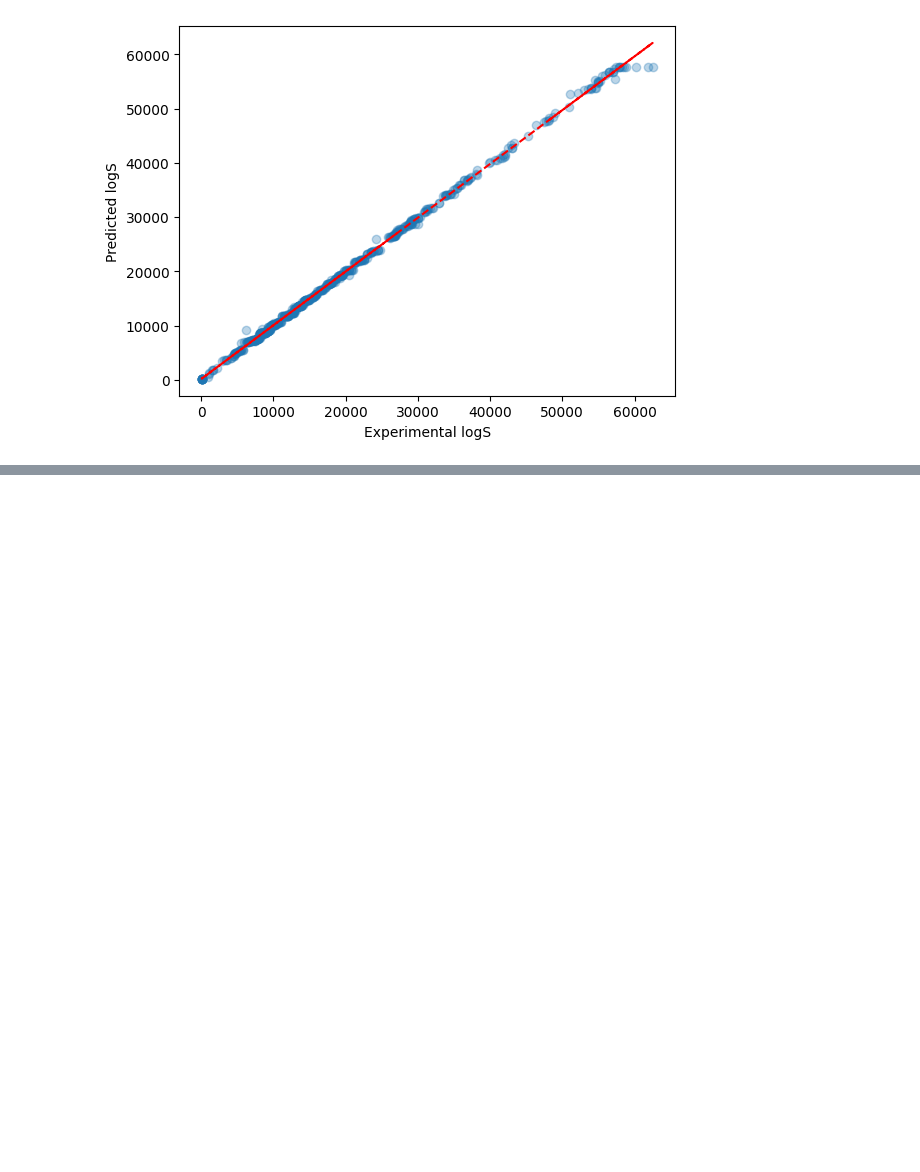
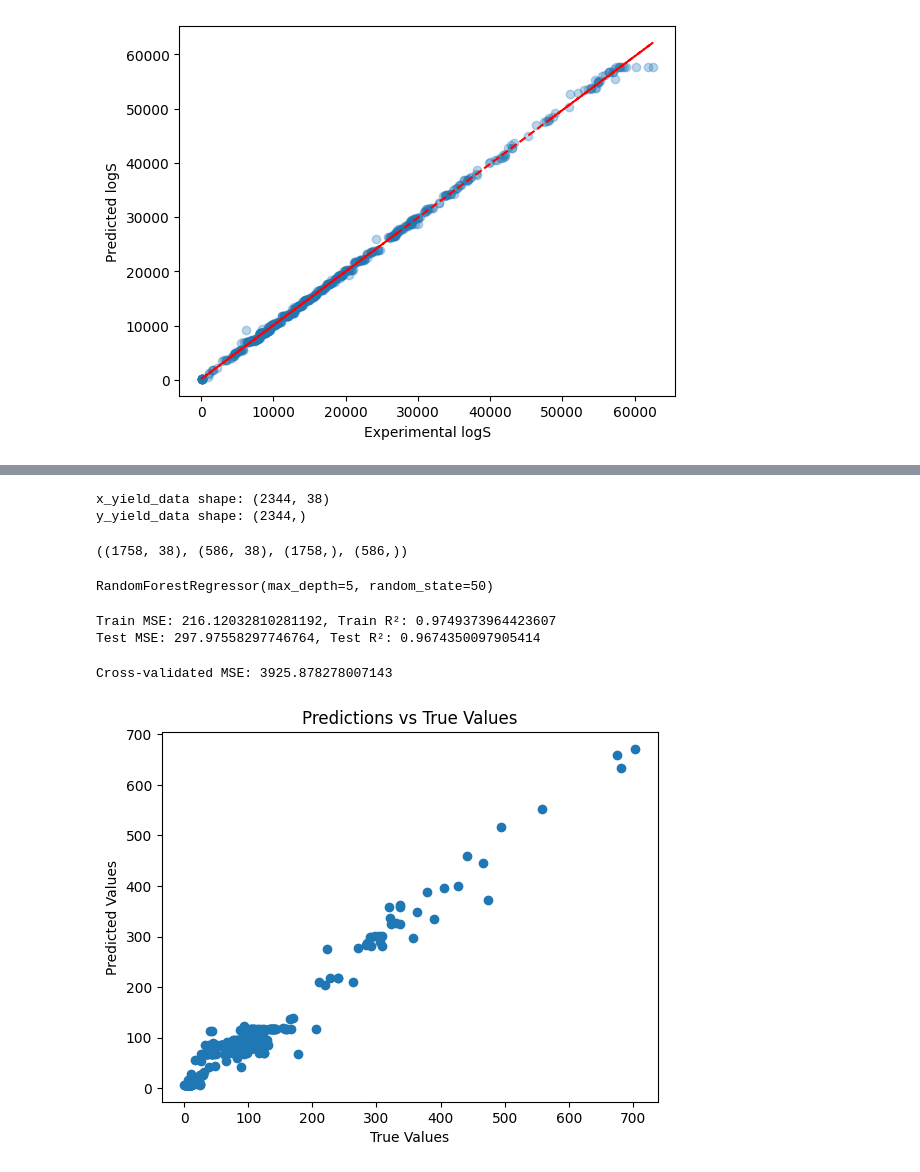
Before and after one commit to hamzaabialal/data, a Jupyter notebook: Crop_Prediction.ipynb, the cells around one changed output, grey strips where cells are left out. Drawn from its saved outputs; the diff is of its cells as text; code cells hidden in the pictures; blank space fills up the shorter version.

```diff
--- a/Crop_Prediction.ipynb
+++ b/Crop_Prediction.ipynb
@@ -828,0 +1051,62 @@ plt.show()
+# %%
+# Get the indices of the rows to keep
+valid_indices = x_yield_data.dropna().index
+x_yield_data = x_yield_data.loc[valid_indices]
+y_yield_data = y_yield_data.loc[valid_indices]
+x_yield_data.reset_index(drop=True, inplace=True)
+y_yield_data.reset_index(drop=True, inplace=True)
+print(f"x_yield_data shape: {x_yield_data.shape}")
+print(f"y_yield_data shape: {y_yield_data.shape}")
+# %% [output]
+x_yield_data shape: (2344, 38)
+y_yield_data shape: (2344,)
+# %%
+from sklearn.model_selection import train_test_split
+x_train, x_test, y_train, y_test = train_test_split(x_yield_data,y_yield_data)
+x_train.shape, x_test.shape, y_train.shape, y_test.shape
+# %% [output]
+((1758, 38), (586, 38), (1758,), (586,))
+# %%
+from sklearn.linear_model import LinearRegression
+from sklearn.ensemble import RandomForestRegressor
+regressor = RandomForestRegressor(max_depth=5, random_state=50)
+
+# Fit the model
+regressor.fit(x_train, y_train)
+# %% [output]
+RandomForestRegressor(max_depth=5, random_state=50)
+# %%
+yl_pred_data = regressor.predict(x_train)
+yl_test_pred_test_data = regressor.predict(x_test)
+# %%
+from sklearn.metrics import mean_squared_error, r2_score
+
+# Predictions on training set
+train_mse = mean_squared_error(y_train, yl_pred_data)
+train_r2 = r2_score(y_train, yl_pred_data)
+test_mse = mean_squared_error(y_test, yl_test_pred_test_data)
+test_r2 = r2_score(y_test, yl_test_pred_test_data)
+
+# Predictions on test set
+print(f"Train MSE: {train_mse}, Train R²: {train_r2}")
+print(f"Test MSE: {test_mse}, Test R²: {test_r2}")
+# %% [output]
+Train MSE: 216.12032810281192, Train R²: 0.9749373964423607
+Test MSE: 297.97558297746764, Test R²: 0.9674350097905414
+# %%
+from sklearn.model_selection import cross_val_score
+
+scores = cross_val_score(regressor, x_yield_data, y_yield_data, cv=5, scoring='neg_mean_squared_error')
+print("Cross-validated MSE:", -scores.mean())
+from sklearn.model_selection import cross_val_score
+
+import matplotlib.pyplot as plt
+
+plt.scatter(y_test, yl_test_pred_test_data)
+plt.xlabel('True Values')
+plt.ylabel('Predicted Values')
+plt.title('Predictions vs True Values')
+plt.show()
+# %% [output]
+Cross-validated MSE: 3925.878278007143
+[figure, added]
```
Also changed, not shown: parts of 37 cells of this notebook.
